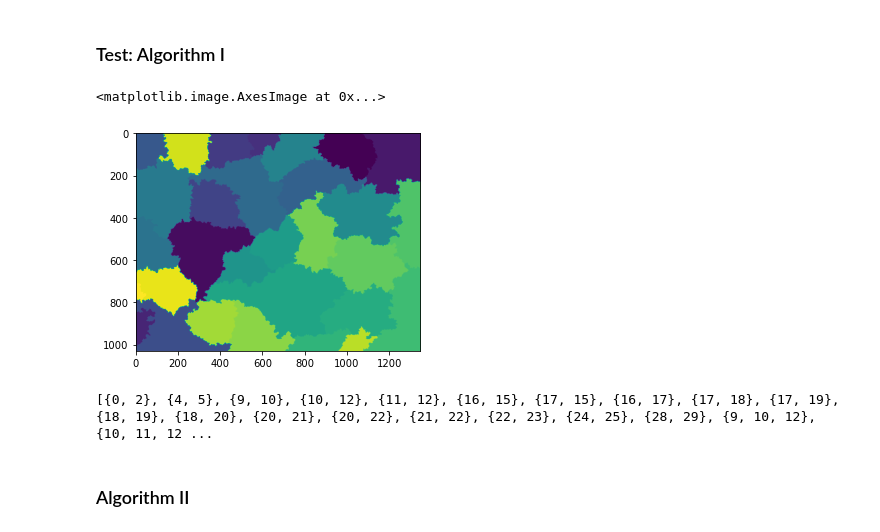
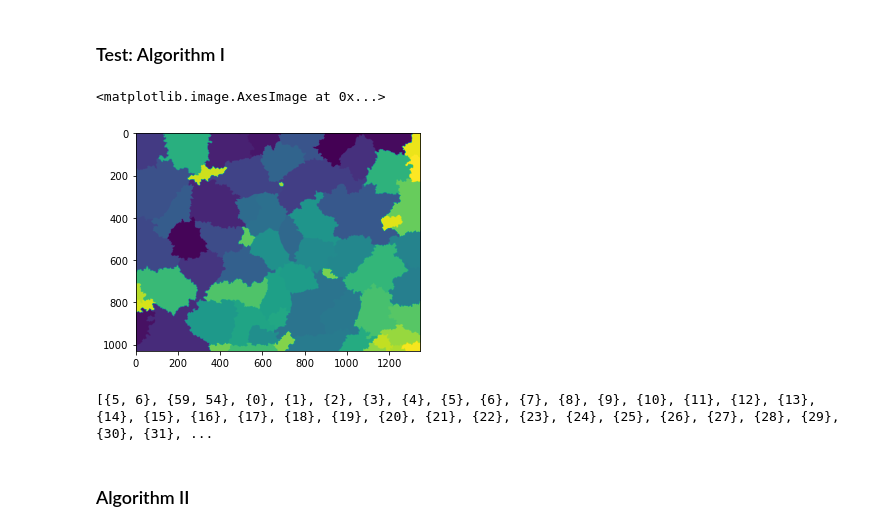
Before and after one commit to Jacob-Relle/MIP-Projekt, a Jupyter notebook: Project.ipynb, the cells around one changed output. Saved outputs shown, nothing was run; the diff lists cells and outputs as text; code cells hidden in the pictures.

```diff
--- a/Project.ipynb
+++ b/Project.ipynb
@@ -82,27 +70,6 @@ def generate_fragments(img,std_dev,int_threshold,min_seed_dist,max_search_depth,
     #Create Watershed regions
     Omega = watershed(util.invert(g),markers=g_markers)
 
-    #To be removed
-    '''
-    #Create array of watershed regions
-    Omega_ind = []
-    #loop over all labels
-    for label in range(1,len(PI)+1):
-        #Create array of the indices of this label
-        w = np.argwhere(Omega==label)
-        #Add the array of indices to Omega_ind
-        Omega_ind.append(w)
-
-    #Loop over number of all regions except the last
-    for i in range(len(Omega)-1):
-        #Loop over number of not used regions
-        for j in range(i+1, len(Omega)):
-            #local intensity peaks r(w)??
-            if not sum(abs(PI[i] - PI[j])) <= max_frag_dist:
-                Epsilon[i,j] = 0
-                Epsilon[j,i] = 0
-    '''
-
     #create regions
     regions = regionprops(Omega)
 
@@ -112,7 +79,7 @@ def generate_fragments(img,std_dev,int_threshold,min_seed_dist,max_search_depth,
         img_a = Omega == ra.label
         img_b = Omega == rb.label
         img_ab = (img_a + img_b) > 0
-        if euler_number(img_ab) == 1 and np.abs(ra.label - rb.label) <= max_frag_dist:
+        if euler_number(img_ab) == 1 and np.linalg.norm(PI[ra.label -1] - PI[rb.label-1]) <= max_frag_dist:
             edges.append((ra.label-1, rb.label-1))
     G = nx.Graph(edges)
     #nx.draw(G, with_labels = True)
@@ -127,7 +94,7 @@ def generate_fragments(img,std_dev,int_threshold,min_seed_dist,max_search_depth,
     #iterate over all graph vertices
     for H in SG:
         for v in nx.nodes(H):
-            if max(nx.single_source_shortest_path_length(H, v).values()) <= 2:
+            if max(nx.single_source_shortest_path_length(H, v).values()) <= max_search_depth:
                 Nodes = tuple([w for w in nx.nodes(H)])
                 #TODO: check if region is simply connected
                 S.append(Nodes)
@@ -141,15 +108,15 @@ def generate_fragments(img,std_dev,int_threshold,min_seed_dist,max_search_depth,
 ###  Test: Algorithm I
 # %%
 #testing Alg I
-Omega,S = generate_fragments(image,1,0.1,100,1,2)
+Omega,S = generate_fragments(image,1,0.1,50,2,60)
 plt.imshow(Omega)
 # %% [output]
 <matplotlib.image.AxesImage at 0x...>
-[figure, old version]
+[figure, new version]
 # %%
 print(S)
 # %% [output]
-[{0, 2}, {4, 5}, {9, 10}, {10, 12}, {11, 12}, {16, 15}, {17, 15}, {16, 17}, {17, 18}, {17, 19}, {18, 19}, {18, 20}, {20, 21}, {20, 22}, {21, 22}, {22, 23}, {24, 25}, {28, 29}, {9, 10, 12}, {10, 11, 12 ...
+[{5, 6}, {59, 54}, {0}, {1}, {2}, {3}, {4}, {5}, {6}, {7}, {8}, {9}, {10}, {11}, {12}, {13}, {14}, {15}, {16}, {17}, {18}, {19}, {20}, {21}, {22}, {23}, {24}, {25}, {26}, {27}, {28}, {29}, {30}, {31}, ...
 # %% [markdown]
 ### Algorithm II
 # %%
```
Also changed, not shown: parts of 1 cell of this notebook.
